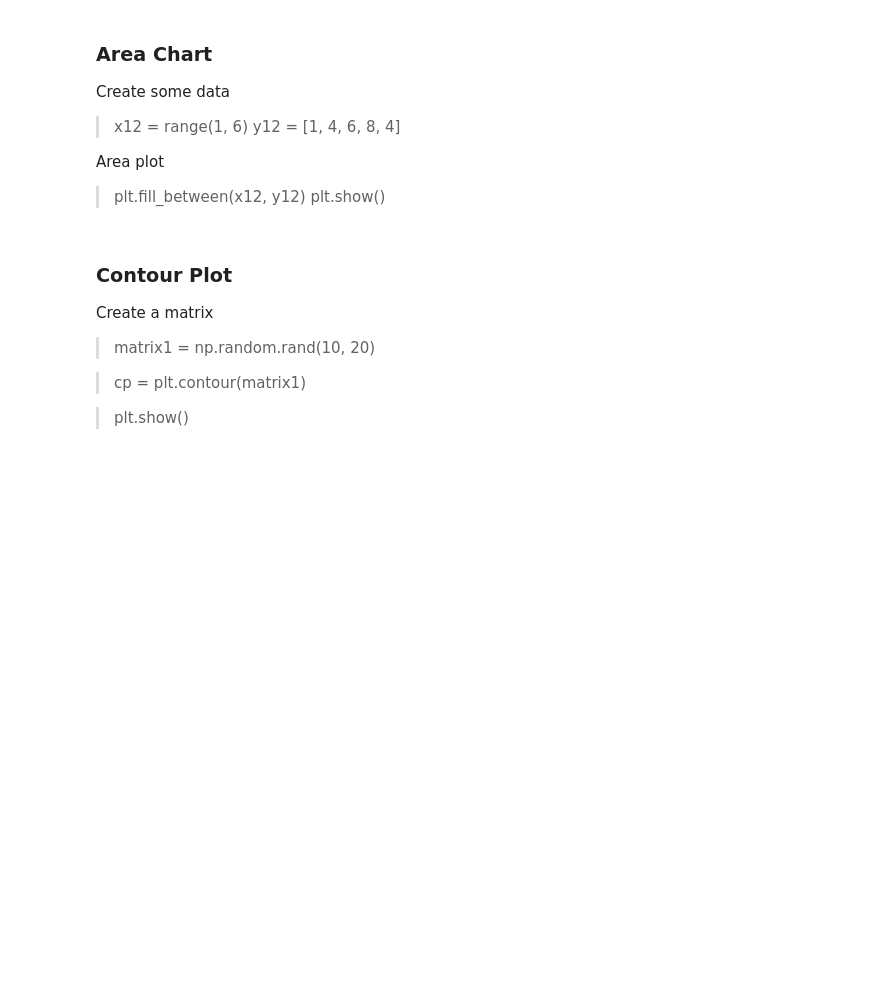
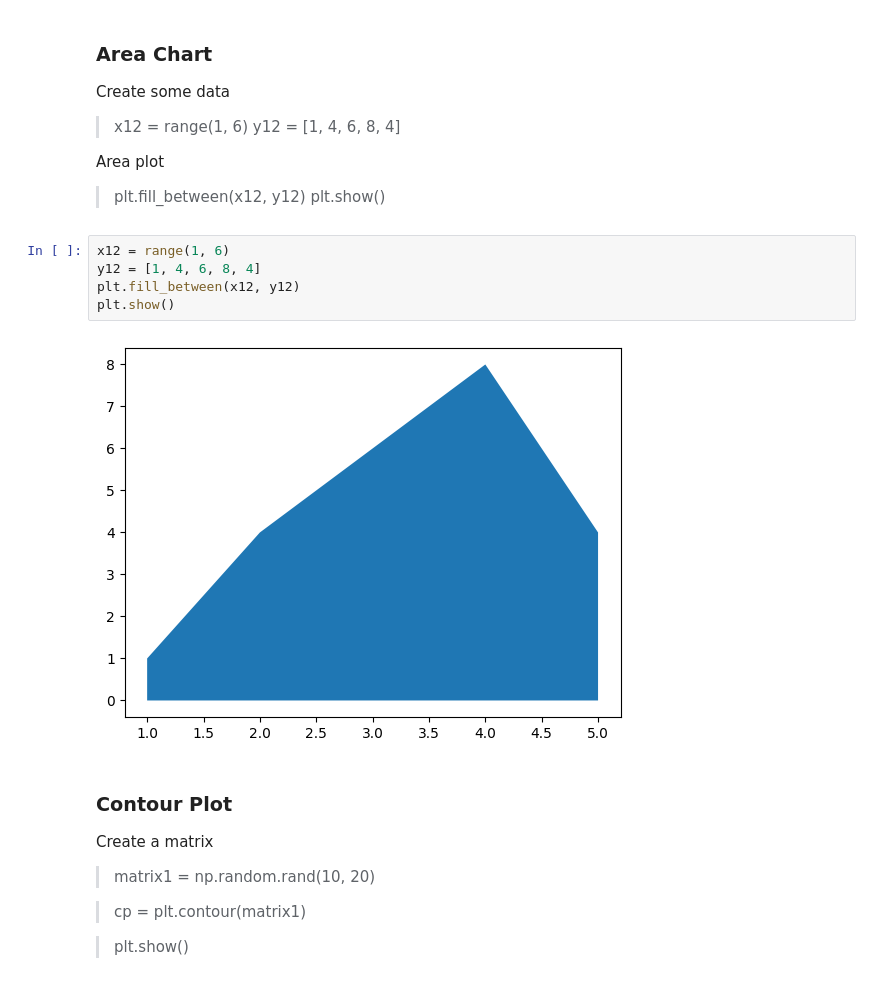
Before and after one commit to FlavioC30/PracticasSisDInfII, a Jupyter notebook: 03_Matplotlib.ipynb, the cells around one changed output. Drawn from its saved outputs; the diff is of its cells as text; blank space fills up the shorter version.

```diff
--- a/03_Matplotlib.ipynb
+++ b/03_Matplotlib.ipynb
@@ -412,6 +418,13 @@ plt.show()
  Area plot
 > plt.fill_between(x12, y12)
 > plt.show()
+# %%
+x12 = range(1, 6)
+y12 = [1, 4, 6, 8, 4]
+plt.fill_between(x12, y12)
+plt.show()
+# %% [output]
+[figure, added]
 # %% [markdown]
 ### Contour Plot
 
```
Also changed, not shown: parts of 5 cells of this notebook.
